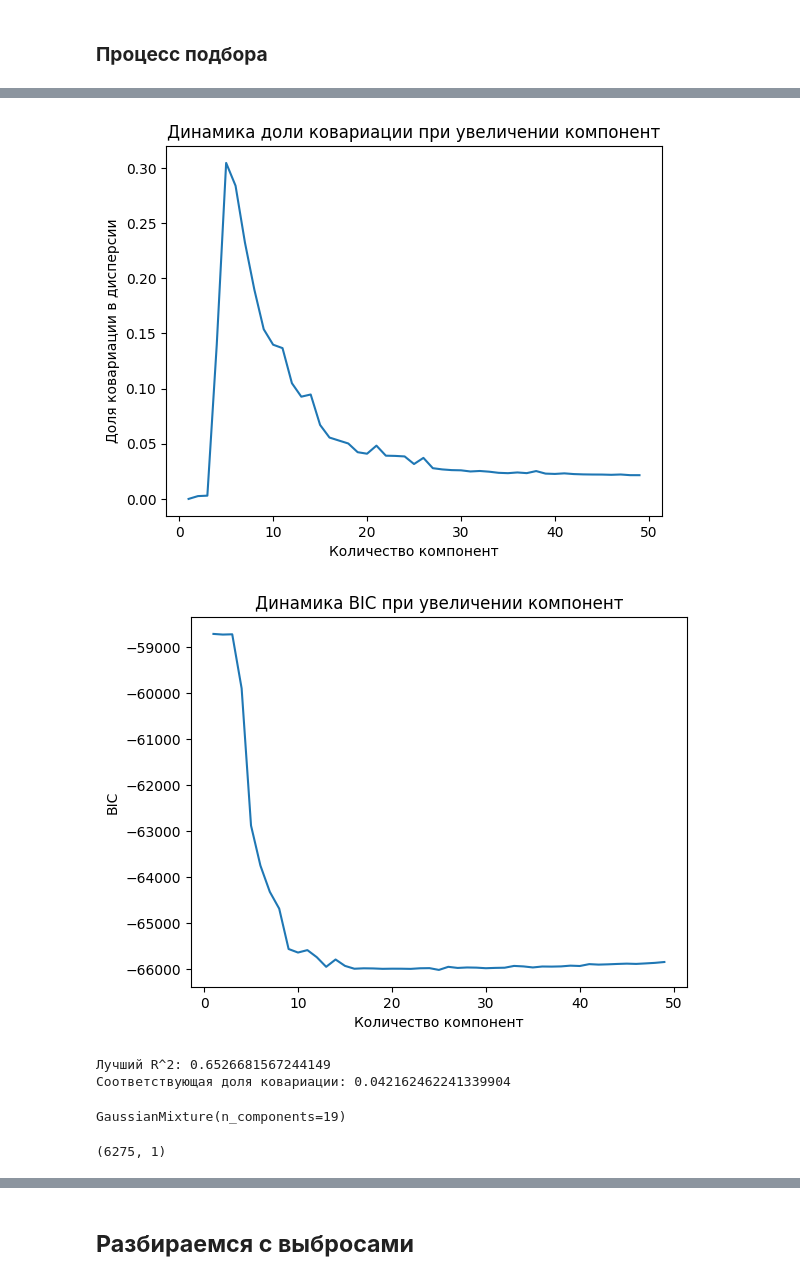
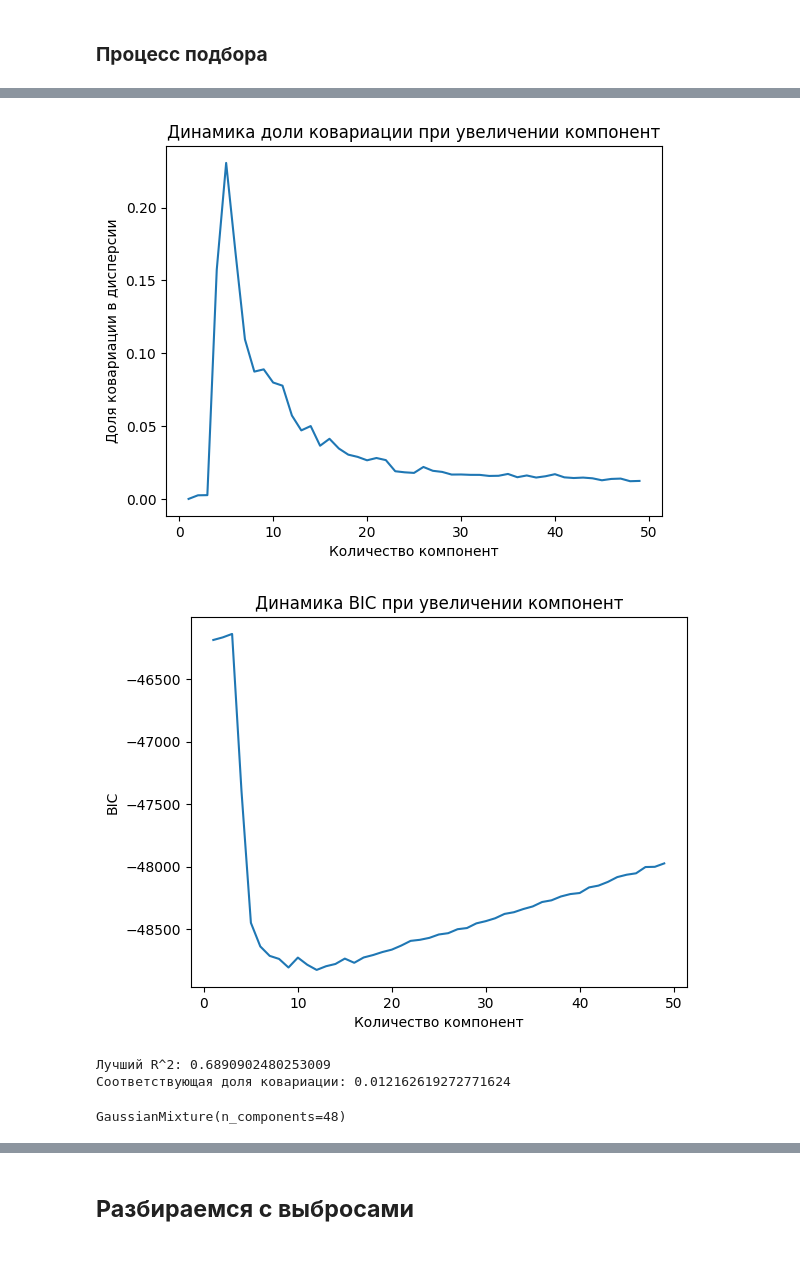
Before and after one commit to AnfimovAleksandr/mag_diploma, a Jupyter notebook: Непараметрический_2.ipynb, the cells around one changed output, grey strips where cells are left out. Drawn from its saved outputs; the diff is of its cells as text; code cells hidden in the pictures.

```diff
--- a/Непараметрический_2.ipynb
+++ b/Непараметрический_2.ipynb
@@ -78,7 +79,7 @@ array([[-0.14267898],
 # %%
 lowest_bic = np.infty
 bic = []
-n_components_range = range(1, 25)
+n_components_range = range(1, 10)
 cv_types = ['spherical', 'tied', 'diag', 'full']
 for cv_type in cv_types:
     for n_components in n_components_range:
@@ -601,0 +614,13 @@ array([2.39563631e-13])
+# %%
+
+# Построение функции плотности вероятности (PDF) с использованием scipy.stats
+density = gaussian_kde(residiuals.T[0])
+x_vals = np.linspace(min(residiuals.T[0]), max(residiuals.T[0]), 10000)
+plt.plot(x_vals, density(x_vals), color='r', label='PDF (KDE)')
+
+# Настройка графика
+plt.title('Функция плотности вероятности')
+plt.xlabel('Значения X')
+plt.ylabel('Плотность вероятности')
+plt.legend()
+plt.show()
@@ -614,8 +641,9 @@ bics = []
 R_s = []
 covs = []
 
-cv_types = ['spherical', 'tied', 'diag', 'full']
-n_components_range = range(1, 20)
+# cv_types = ['spherical', 'tied', 'diag', 'full']
+cv_types = ['full']
+n_components_range = range(1, 50)
 for n_components in n_components_range:
     print(f"Сейчас обучается модель с {n_components} компонентами")
     cur_R_s = []
@@ -626,6 +654,7 @@ for n_components in n_components_range:
         gmm.fit(np_data_euro)
 
         X_comp_probas = gmm.predict_proba(np_data_euro)
+        X_comp_probas = X_comp_probas * (X_comp_probas > 0.1)
         a_s_proba = norm.pdf(np_data_euro, gmm.means_.reshape(1, -1), gmm.covariances_.reshape(1, -1) ** 0.5)
         weights_ky = np.dot(a_s_proba, (X_comp_probas * np_data_dollar).T).sum(axis = 1)
         weights_k = np.dot(a_s_proba, X_comp_probas.T).sum(axis = 1)
@@ -638,10 +667,12 @@ for n_components in n_components_range:
         var_E_X_Y = E_Y_X.var(ddof= 1)
         var_resid = sum((residiuals ** 2) / (n_samples - 1))
 
+        density = gaussian_kde(residiuals.T[0])
+        LogLikelihood = np.log(density(residiuals.T[0])).sum()
+
         R_2 = var_E_X_Y / var_Y
         cov_part = 2 * covar / var_Y
-
-        bic = n_samples * np.log(var_resid)[0] + n_components * np.log(n_samples)
+        bic = -2 * LogLikelihood + (2 * n_components + n_components - 1) * np.log(n_samples)
 
         cur_bics.append(bic)
         cur_R_s.append(R_2)
@@ -697,27 +726,23 @@ plt.show()
 plt.title('Динамика доли ковариации при увеличении компонент')
 plt.xlabel('Количество компонент')
 plt.ylabel('Доля ковариации в дисперсии')
-plt.plot(n_components_range, COVS[:, 2])
+plt.plot(n_components_range, COVS[:, 0])
 plt.show()
 # %% [output]
-[figure, old version]
+[figure, new version]
 # %%
 plt.title('Динамика BIC при увеличении компонент')
 plt.xlabel('Количество компонент')
 plt.ylabel('BIC')
-plt.plot(n_components_range, BICS[:, 2])
+plt.plot(n_components_range, BICS[:, 0])
 plt.show()
 # %% [output]
-[figure, old version]
+[figure, new version]
 # %%
 print(f"Лучший R^2: {max_R_2}")
 print(f"Соответствующая доля ковариации: {min_cov}")
 best_gmm
 # %% [output]
-Лучший R^2: 0.6526681567244149
-Соответствующая доля ковариации: 0.042162462241339904
+Лучший R^2: 0.6890902480253009
+Соответствующая доля ковариации: 0.012162619272771624
-GaussianMixture(n_components=19)
+GaussianMixture(n_components=48)
-# %%
-np_data_euro.shape
-# %% [output]
-(6275, 1)
```
Also changed, not shown: parts of 29 cells of this notebook.
